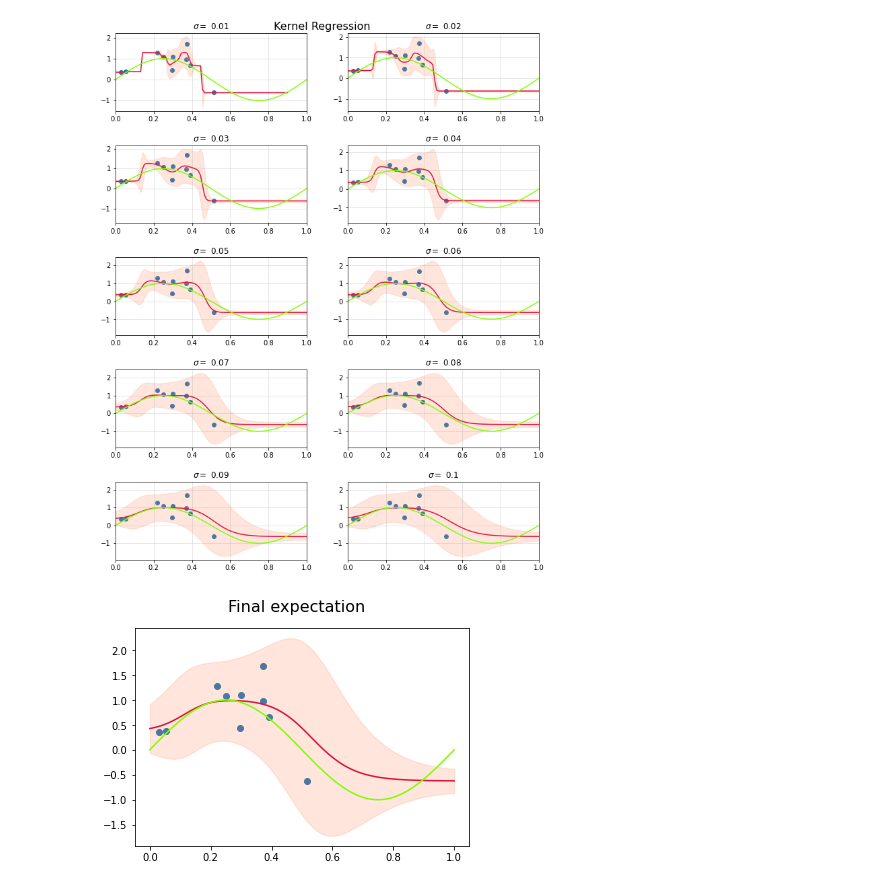
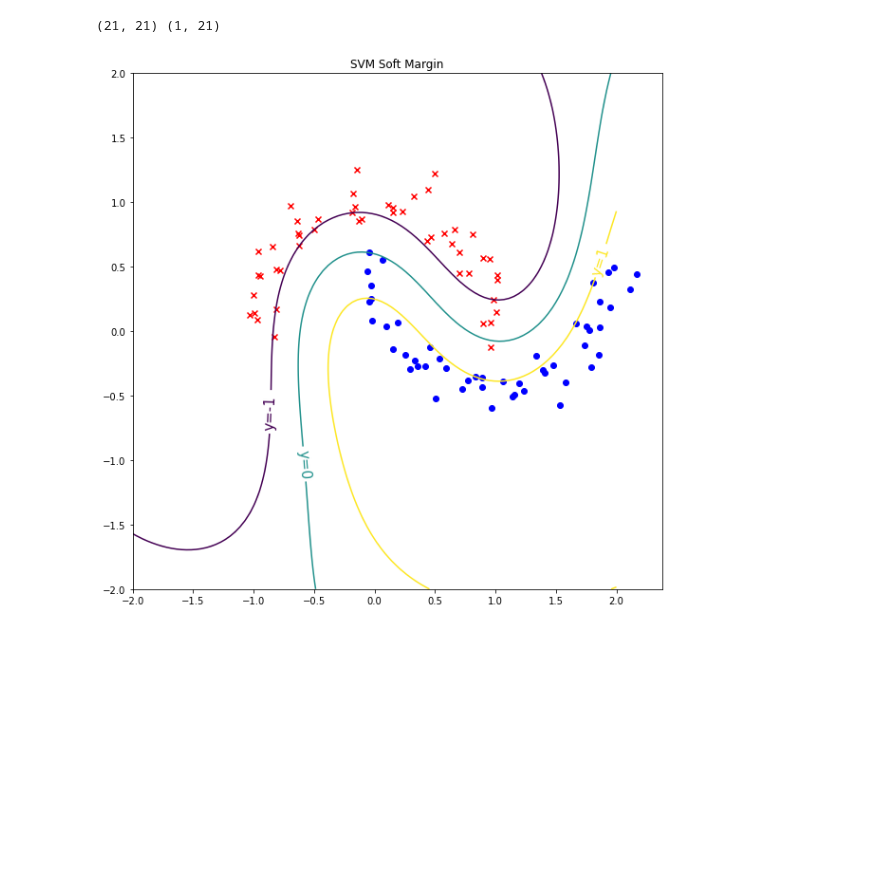
Before and after one commit to Leena-642/machine-learning-tutorial, a Jupyter notebook: tut_6.ipynb, the cells around one changed output. Saved outputs shown, nothing was run; the diff lists cells and outputs as text; code cells hidden in the pictures; blank space fills up the shorter version.

```diff
--- a/tut_6.ipynb
+++ b/tut_6.ipynb
@@ -33,29 +2,0 @@ plt.show()
-# %%
-x_test = np.linspace(0,1,100)
-sigma_val = [0.01, 0.02, 0.03, 0.04, 0.05, 0.06, 0.07, 0.08 , 0.09, 0.1]
-
-fig, axes = plt.subplots(5,2, figsize=(10,12))
-fig.tight_layout(pad=3)
-for sigma, axis in zip(sigma_val, axes.ravel()):
-    E,V = E_and_V(x_test,x_train,y_train,sigma)
-    axis.scatter(x_train,y_train)
-    axis.plot(x_test,E,color='crimson')
-    axis.fill_between(x_test,E - 2*V, E + 2*V, alpha = 0.2, color='coral')
-    axis.plot(x_test,np.sin(2*np.pi*x_test), color="chartreuse")
-    axis.grid(alpha=0.4)
-    axis.set_title(r"$\sigma=$ " f"{sigma}")
-    axis.set_xlim(0, 1);
-plt.suptitle("Kernel Regression", fontsize = 16)
-plt.savefig("Kernel Regression for different sigma value")
-# %% [output]
-[figure, removed]
-# %%
-E,V = E_and_V(x_test,x_train,y_train,sigma=0.1)
-plt.scatter(x_train,y_train)
-plt.plot(x_test,E,color='crimson')
-plt.fill_between(x_test,E - 2*V, E + 2*V, alpha = 0.2, color='coral')
-plt.plot(x_test,np.sin(2*np.pi*x_test), color="chartreuse")
-plt.suptitle("Final expectation", fontsize=16)
-plt.savefig("PRML Figure")
-# %% [output]
-[figure, removed]
@@ -61,0 +9,12 @@ plt.savefig("PRML Figure")
+# %%
+def kernel(X1, X2, scale=1.0, sigma_f=1.0):
+    sqdist = np.sum(X1**2, 1).reshape(-1, 1) + np.sum(X2**2, 1) - 2 * np.dot(X1, X2.T)
+    return sigma_f**2 * np.exp((-0.5 / scale**2) * sqdist)
+def dataSet2():
+    X, y = make_moons(n_samples=100, noise=0.1)
+    y = np.where(y==0, -1, y)
+    y = y.reshape(-1,1)
+    S = (y>0).squeeze()
+    x_pos = X[S]
+    x_neg = X[np.invert(S)]
+    return X,y,x_pos,x_neg
@@ -61,0 +51,33 @@ plt.savefig("PRML Figure")
+# %%
+X,y,x_pos,x_neg = dataSet2()
+k = kernel(X,X)
+t = np.dot(y,y.T)
+H = k*t
+m,n = X.shape
+
+alphas = dualOptimizer(H,m,y)
+S = (alphas > 1e-4).flatten()
+
+w = ((y[S] * alphas[S]).T @ X[S]).reshape(-1,1)
+
+b = predb(y[S],alphas[S],X[S],X[S])
+
+
+fig = plt.figure(figsize = (10,10))
+
+x0, x1 = np.meshgrid(np.linspace(-2, 2, 100), np.linspace(-2, 2, 100))
+p = np.array([x0, x1]).reshape(2, -1).T
+pr = pred(y[S],alphas[S],X[S],p,b)
+
+
+plt.scatter(x_neg[:,0], x_neg[:,1], marker = 'x', color = 'r', label = 'Negative -1')
+plt.scatter(x_pos[:,0], x_pos[:,1], marker = 'o', color = 'b',label = 'Positive +1')
+
+
+cp = plt.contour(x0, x1, pred(y[S],alphas[S],X[S],p,b).reshape(100, 100), np.array([-1, 0, 1]))
+plt.clabel(cp, fmt='y=%.f', inline=True, fontsize=15)
+plt.title("SVM Soft Margin")
+plt.savefig('answer.jpg')
+# %% [output]
+(21, 21) (1, 21)
+[figure, added]
```
Also changed, not shown: parts of 3 cells of this notebook.
